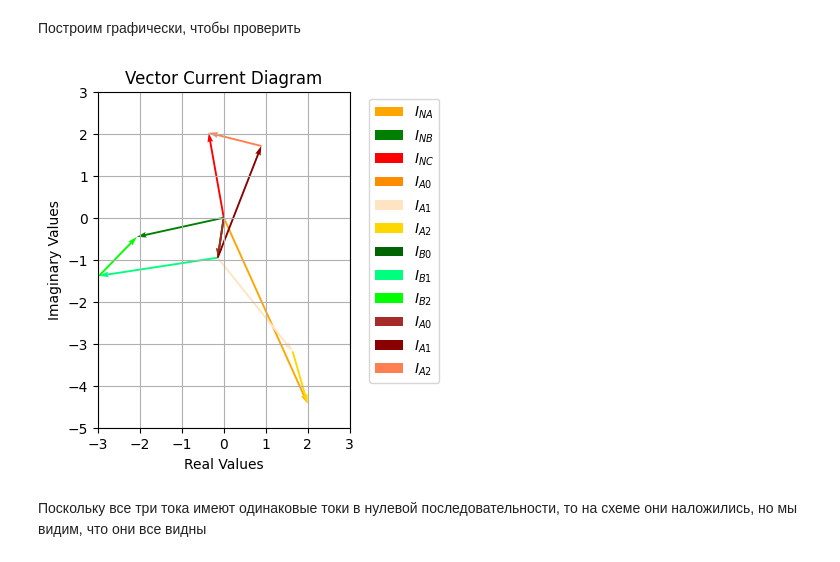
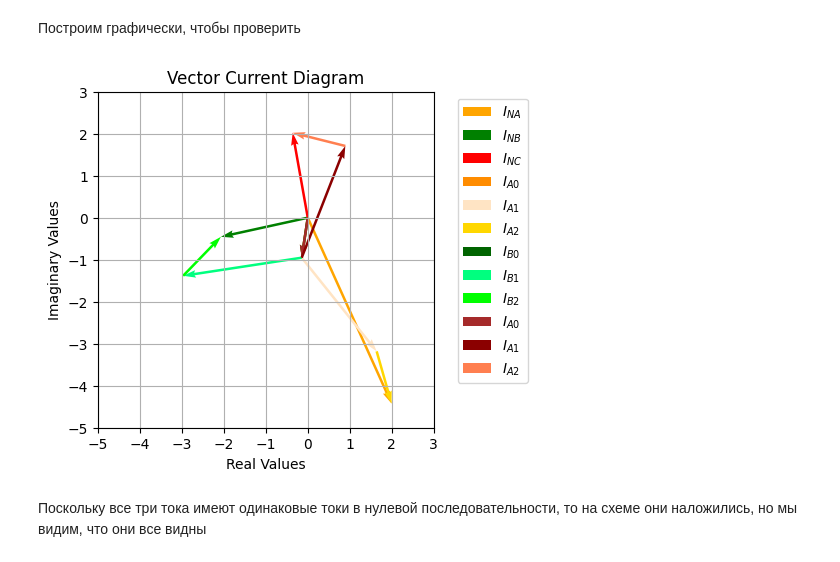
Before and after one commit to M007AX/Coursework-part-III-TBE, a Jupyter notebook: Курсовая_по_ТОЭ_3я_часть.ipynb, the cells around one changed output. Saved outputs shown, nothing was run; the diff lists cells and outputs as text; code cells hidden in the pictures.

```diff
--- a/Курсовая_по_ТОЭ_3я_часть.ipynb
+++ b/Курсовая_по_ТОЭ_3я_часть.ipynb
@@ -1452,33 +1460,33 @@ Currents_input2C = {
 # %%
 plt.quiver(0, 0, abs(I_NA) * np.cos(np.angle(I_NA)), abs(I_NA) * np.sin(np.angle(I_NA)),
            angles='xy', scale_units='xy',  scale=1, color="orange", label="$I_{NA}$")
 plt.quiver(0, 0, abs(I_NB) * np.cos(np.angle(I_NB)), abs(I_NB) * np.sin(np.angle(I_NB)),
            angles='xy', scale_units='xy',  scale=1, color="green", label="$I_{NB}$")
 plt.quiver(0, 0, abs(I_NC) * np.cos(np.angle(I_NC)), abs(I_NC) * np.sin(np.angle(I_NC)),
            angles='xy', scale_units='xy',  scale=1, color="red", label="$I_{NC}$")
 
 create_vector_diagram_no_text(Currents_input2A)
 create_vector_diagram_no_text(Currents_input2B)
 create_vector_diagram_no_text(Currents_input2C)
 
 
 #plt.tight_layout()
 plt.legend()
 plt.gca().set_aspect('equal', adjustable='box')
 plt.grid()
 
 plt.title("Vector Current Diagram")
 plt.xlabel("Real Values")
 plt.ylabel("Imaginary Values")
 
-plt.xlim(-3, 3)
+plt.xlim(-5, 3)
 plt.ylim(-5, 3)
 
 plt.legend(bbox_to_anchor=(1.05, 1), loc='upper left')
 
 plt.subplots_adjust(left=0.15, right=0.85, top=0.85, bottom=0.15)
 # %% [output]
-[figure, old version]
+[figure, new version]
 # %% [markdown]
 Поскольку все три тока имеют одинаковые токи в нулевой последовательности, то на схеме они наложились, но мы видим, что они все видны
 # %% [markdown]
```
Also changed, not shown: parts of 70 cells of this notebook.
